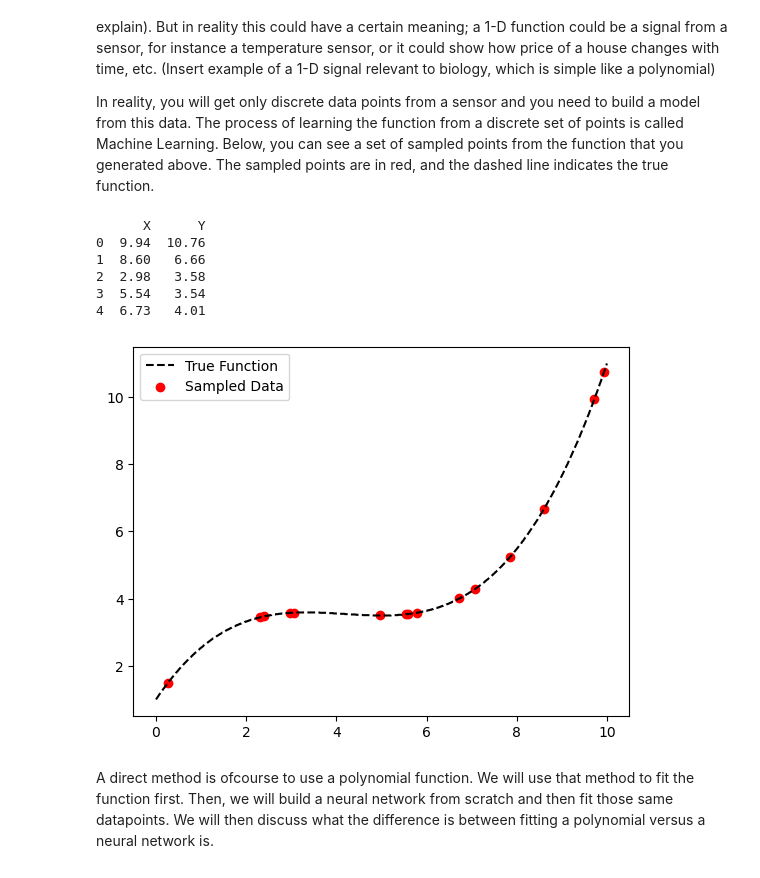
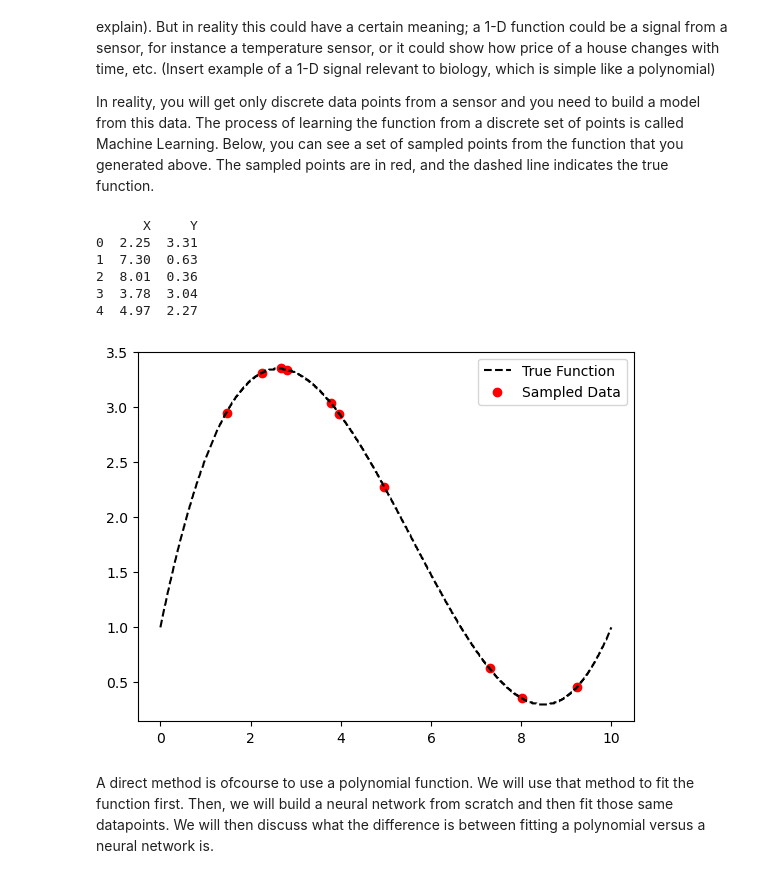
Before and after one commit to cryoTUD/ai4nanobiology, a Jupyter notebook: week_1/2_basics_nn.ipynb, the cells around one changed output. Cells and saved outputs as stored; diff of their text form; code cells hidden in the pictures.

```diff
--- a/week_1/2_basics_nn.ipynb
+++ b/week_1/2_basics_nn.ipynb
@@ -19,11 +19,10 @@ But first, let us plot and see your function!
 import numpy as np
 import pandas as pd
 import matplotlib.pyplot as plt
-np.random.seed(0)
-A = 1
-B = 2
-C = -0.5
-D = 0.04
+A = 1 # np.random.normal(loc=1, scale=0.5, size=1).round(2), 1
+B = 2 # np.random.normal(loc=2, scale=0.5, size=1).round(2)
+C = -0.5 # np.random.normal(loc=-0.5, scale=0.5, size=1).round(2)
+D = 0.03 # np.random.normal(loc=0.04, scale=0.05, size=1).round(2)
 x_true = np.linspace(0, 10, 1000).round(2)
 y_true = (A + B * x_true + C * x_true**2 + D * x_true**3).round(2)
 
@@ -40,28 +39,28 @@ The function that you plot above is ofcourse arbitrary, since you chose the coef
 
 In reality, you will get only discrete data points from a sensor and you need to build a model from this data. The process of learning the function from a discrete set of points is called Machine Learning. Below, you can see a set of sampled points from the function that you generated above. The sampled points are in red, and the dashed line indicates the true function.
 # %%
-sample_size = 15
+sample_size = 10
 sampling_indices = np.random.choice(len(x_true), size=sample_size, replace=False)
 x_sample = x_true[sampling_indices]
 y_sample = y_true[sampling_indices]
 
 plt.plot(x_true, y_true, color="black", label="True Function", linestyle='--')
 plt.scatter(x_sample, y_sample, color="red", label="Sampled Data")
 plt.legend()
 
 # show sampled points as a table
 
 data = {'X': x_sample, 'Y': y_sample}
 df = pd.DataFrame(data)
 print(df.head())
 # %% [output]
-      X      Y
-0  9.94  10.76
-1  8.60   6.66
-2  2.98   3.58
-3  5.54   3.54
-4  6.73   4.01
+      X     Y
+0  2.25  3.31
+1  7.30  0.63
+2  8.01  0.36
+3  3.78  3.04
+4  4.97  2.27
-[figure, old version]
+[figure, new version]
 # %% [markdown]
 A direct method is ofcourse to use a polynomial function. We will use that method to fit the function first. Then, we will build a neural network from scratch and then fit those same datapoints. We will then discuss what the difference is between fitting a polynomial versus a neural network is.
 # %%
```
Also changed, not shown: parts of 39 cells of this notebook.
